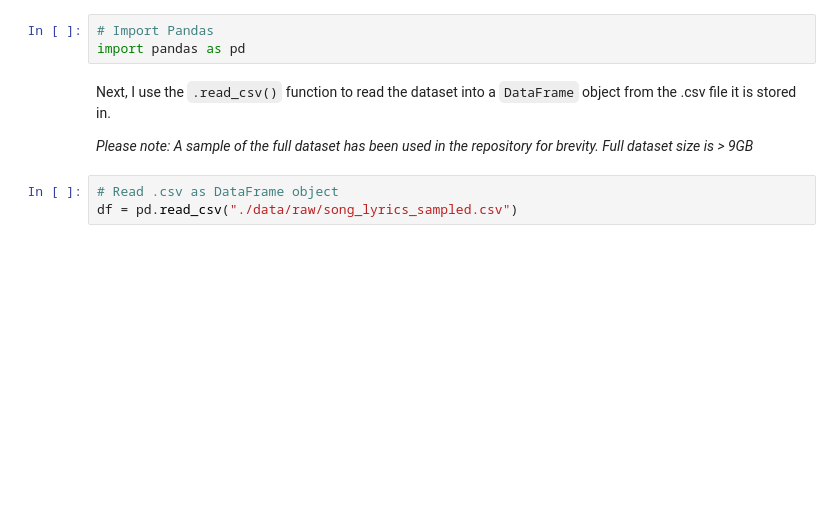
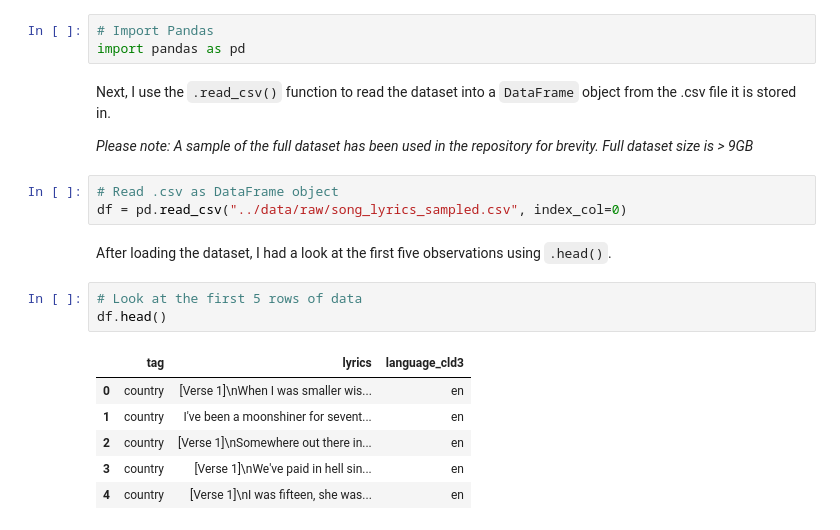
Before and after one commit to charliemarshall1996/lom, a Jupyter notebook: notebooks/preprocessing.ipynb, the cells around one changed output. Saved outputs shown, nothing was run; the diff lists cells and outputs as text; blank space fills up the shorter version.

```diff
--- a/notebooks/preprocessing.ipynb
+++ b/notebooks/preprocessing.ipynb
@@ -23,4 +23,16 @@ Next, I use the `.read_csv()` function to read the dataset into a `DataFrame` ob
 *Please note: A sample of the full dataset has been used in the repository for brevity. Full dataset size is > 9GB*
 # %%
 # Read .csv as DataFrame object
-df = pd.read_csv("./data/raw/song_lyrics_sampled.csv")
+df = pd.read_csv("../data/raw/song_lyrics_sampled.csv", index_col=0)
+# %% [markdown]
+After loading the dataset, I had a look at the first five observations using `.head()`.
+# %%
+# Look at the first 5 rows of data
+df.head()
+# %% [output]
+|  | tag | lyrics | language_cld3 |
+| 0 | country | [Verse 1]\nWhen I was smaller wis... | en |
+| 1 | country | I've been a moonshiner for sevent... | en |
+| 2 | country | [Verse 1]\nSomewhere out there in... | en |
+| 3 | country | [Verse 1]\nWe've paid in hell sin... | en |
+| 4 | country | [Verse 1]\nI was fifteen, she was... | en |
```
Also changed, not shown: parts of 36 cells of this notebook, 8 other files.
